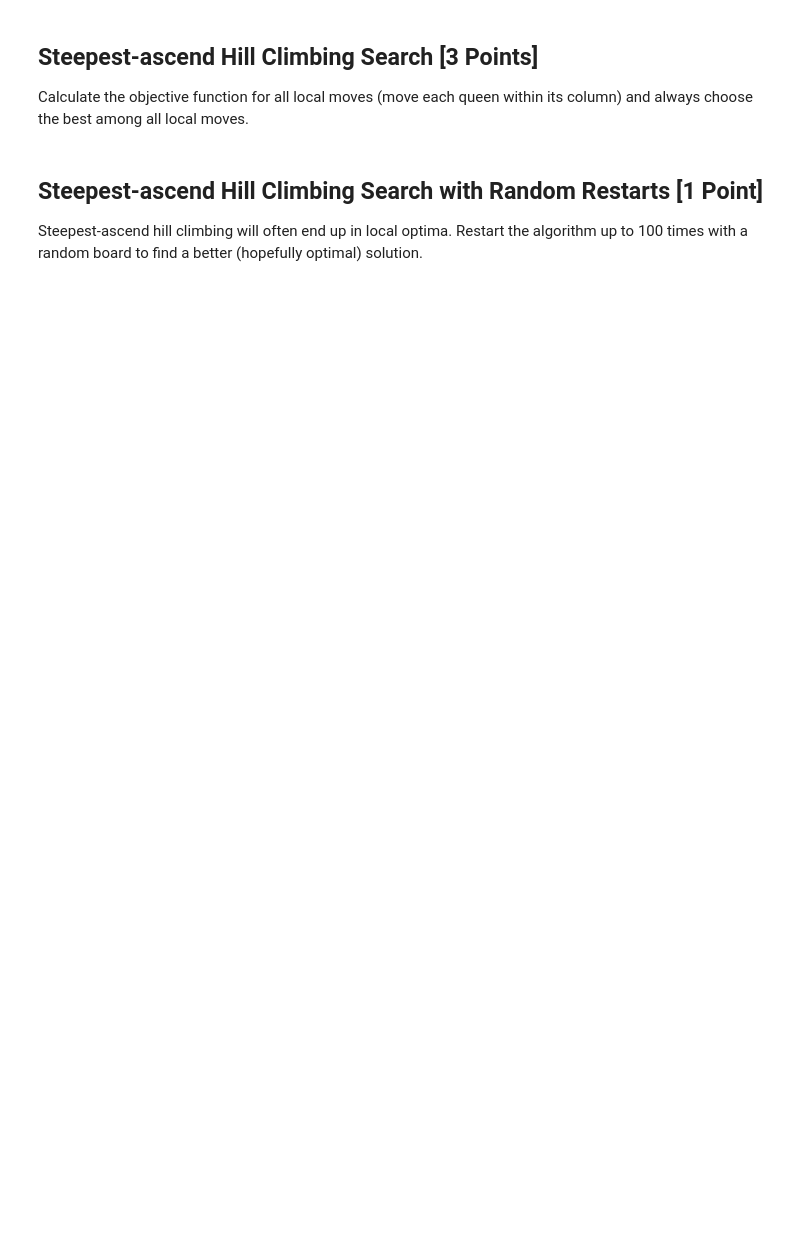
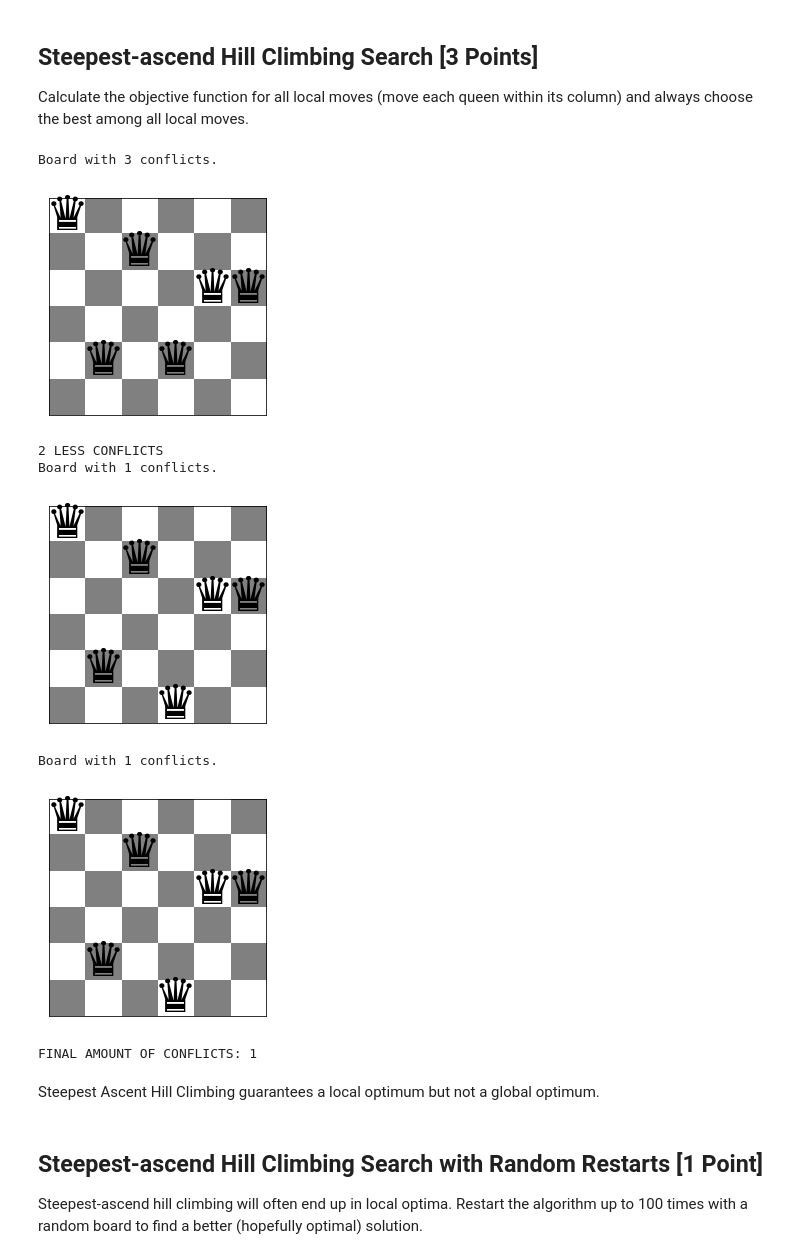
Before and after one commit to mitchmorrison2/CS7320-AI, a Jupyter notebook: Local Search/n_queens.ipynb, the cells around one changed output. Cells and saved outputs as stored; diff of their text form; code cells hidden in the pictures; blank space fills up the shorter version.

Commit message:
hill climbing nearly complete

```diff
--- a/Local Search/n_queens.ipynb
+++ b/Local Search/n_queens.ipynb
@@ -44,7 +44,7 @@ def conflicts(board):
     conflicts = 0
 
     # check horizontal (we do not check vertical since the state space is restricted to one queen per col)
-    for i in range(n): conflicts += math.comb(np.sum(board == i), 2)
+    for i in range(n): conflicts += nCr(np.sum(board == i), 2)
     #print(f"Horizontal conflicts: {conflicts}")
 
     # check for each queen diagonally up and down (only to the right side of the queen)
@@ -89,6 +89,13 @@ def show_board(board, cols = ['white', 'gray']):
 
     print(f"Board with {conflicts(board)} conflicts.")
     plt.show()
+
+def nCr(n, k):
+    #Evaluates to n! / (k! * (n - k)!) when k <= n and evaluates to zero when k > n.
+    if k <= n:
+        return int(math.factorial(n) / (math.factorial(k) * math.factorial(n-k)))
+    else:
+        return 0
 # %% [markdown]
 ## Create a board
 # %%
@@ -119,3 +121,43 @@ Calculate the objective function for all local moves (move each queen within its
+# %%
+def SAHC(n=6):
+    board = random_board(n)
+    show_board(board)
+    conflictsV = conflicts(board)
+    lowestConflicts = 0
+    while lowestConflicts <= conflictsV:
+        lowestConflicts = conflictsV
+        changeRowToIndex = (-1, -1)
+        for index, x in enumerate(board):
+            og = (index, x)
+            for i in range(n):
+                board[index] = i
+                if conflicts(board) < lowestConflicts:
+                    changeRowToIndex = (index, i)
+                    lowestConflicts = conflicts(board)
+            board[og[0]] = og[1]
+        if changeRowToIndex != (-1, -1):
+            board[changeRowToIndex[0]] = changeRowToIndex[1]
+            print("{} LESS CONFLICTS".format(conflictsV - conflicts(board)))
+            conflictsV = conflicts(board)
+        else:
+            show_board(board)
+            print("FINAL AMOUNT OF CONFLICTS:", conflicts(board))
+            break
+        show_board(board)
+    return board
+
+b = SAHC()
+# %% [output]
+Board with 3 conflicts.
+[figure, added]
+2 LESS CONFLICTS
+Board with 1 conflicts.
+[figure, added]
+Board with 1 conflicts.
+[figure, added]
+FINAL AMOUNT OF CONFLICTS: 1
+# %% [markdown]
+Steepest Ascent Hill Climbing guarantees a local optimum but not a global optimum.
 # %% [markdown]
 ## Steepest-ascend Hill Climbing Search with Random Restarts [1 Point]
 
```
Also changed, not shown: parts of 7 cells of this notebook.
